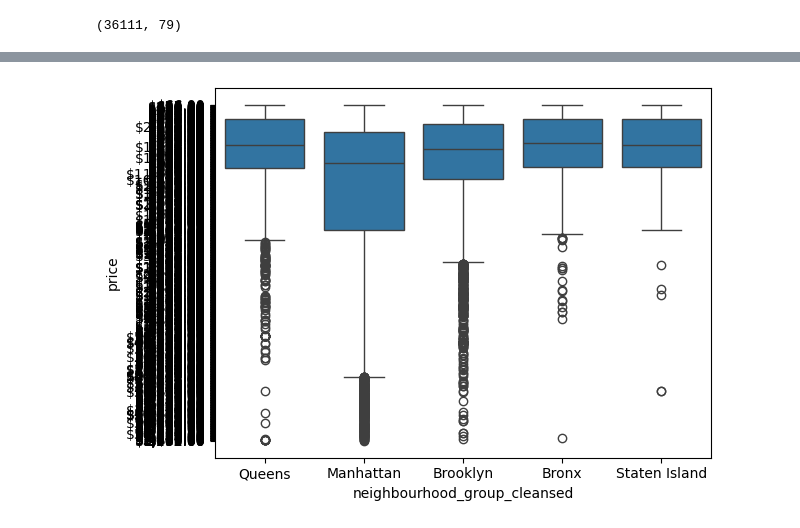
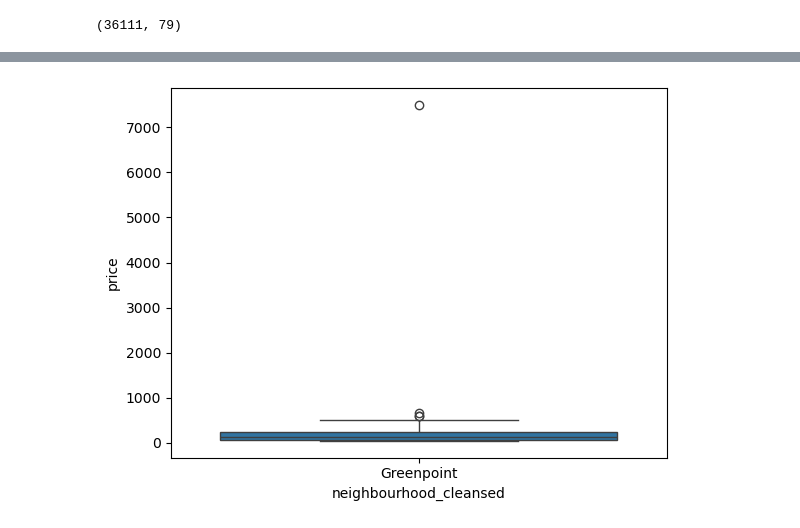
Before and after one commit to wikey/2025dataproject, a Jupyter notebook: project.ipynb, the cells around one changed output, grey strips where cells are left out. Drawn from its saved outputs; the diff is of its cells as text; code cells hidden in the pictures.

Commit message:
converted price to numeric; created smaller test sets for exploration

```diff
--- a/project.ipynb
+++ b/project.ipynb
@@ -72,2 +70,12 @@ df0['host_since'] = pd.to_datetime(df0['host_since'])
+# %%
+# Cast our data to the appropriate types for the contained values
+# convert 'host_since' to datetime
+df0['host_since'] = pd.to_datetime(df0['host_since'])
+# convert 'price' to numeric
+# can't figure out how to get rid of syntax warning but it seems to work regardless
+df0['price'] = df0['price'].replace(
+    {'\$': '', ',': ''}, regex=True)
+df0['price'] = pd.to_numeric(df0['price'])
+#df0.info()
 # %%
 #validate the datetime conversion
@@ -91,10 +117,26 @@ df_appartment = df2.query("room_type == 'Entire home/apt'")
 # %%
 # Create listings dataframe for just rooms in shared apartment/houses
-df_appartment = df2.query("room_type == 'Private room'")
-#df_appartment.info()
+df_room = df2.query("room_type == 'Private room'")
+#df_room.info()
+# %%
+# Create dataframes for Brooklyn
+df_apartment_brooklyn = df_apartment.query("neighbourhood_group_cleansed == 'Brooklyn'")
+df_room_brooklyn = df_room.query("neighbourhood_group_cleansed == 'Brooklyn'")
+#df_apartment_brooklyn.head()
+#df_apartment_brooklyn.describe().T
+# %%
+# Trim the brooklyn data columns
+df_apartment_brooklyn_cleaned = df_apartment_brooklyn.loc[:, ['host_id', 'neighbourhood_cleansed', 'price', 'estimated_revenue_l365d', 'estimated_occupancy_l365d', 'accommodates', 'amenities']]
+df_room_brooklyn_cleaned = df_room_brooklyn.loc[:, ['host_id', 'neighbourhood_cleansed', 'price', 'estimated_revenue_l365d', 'estimated_occupancy_l365d', 'accommodates', 'amenities']]
+#df_apartment_brooklyn_cleaned.head()
 # %%
 # Exploratory Data Analysis for each feature
-sns.boxplot(x="neighbourhood_group_cleansed", y="price", data=df2)
+sns.boxplot(
+#    x="neighbourhood_cleansed", y="price", data=df_room_brooklyn_cleaned
+    x="neighbourhood_cleansed", y="price", data=df_room_brooklyn_cleaned.query(
+        "neighbourhood_cleansed == 'Greenpoint'"
+    )
+)
 plt.show()
 # %% [output]
-[figure, old version]
+[figure, new version]
```
Also changed, not shown: parts of 4 cells of this notebook.
